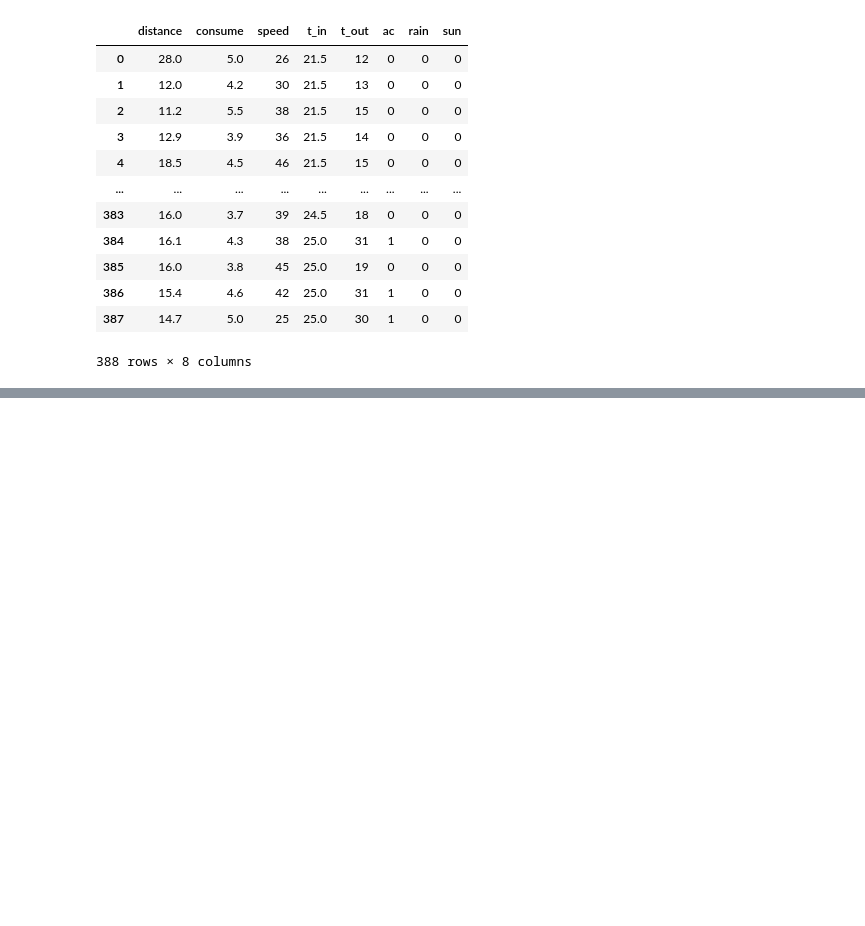
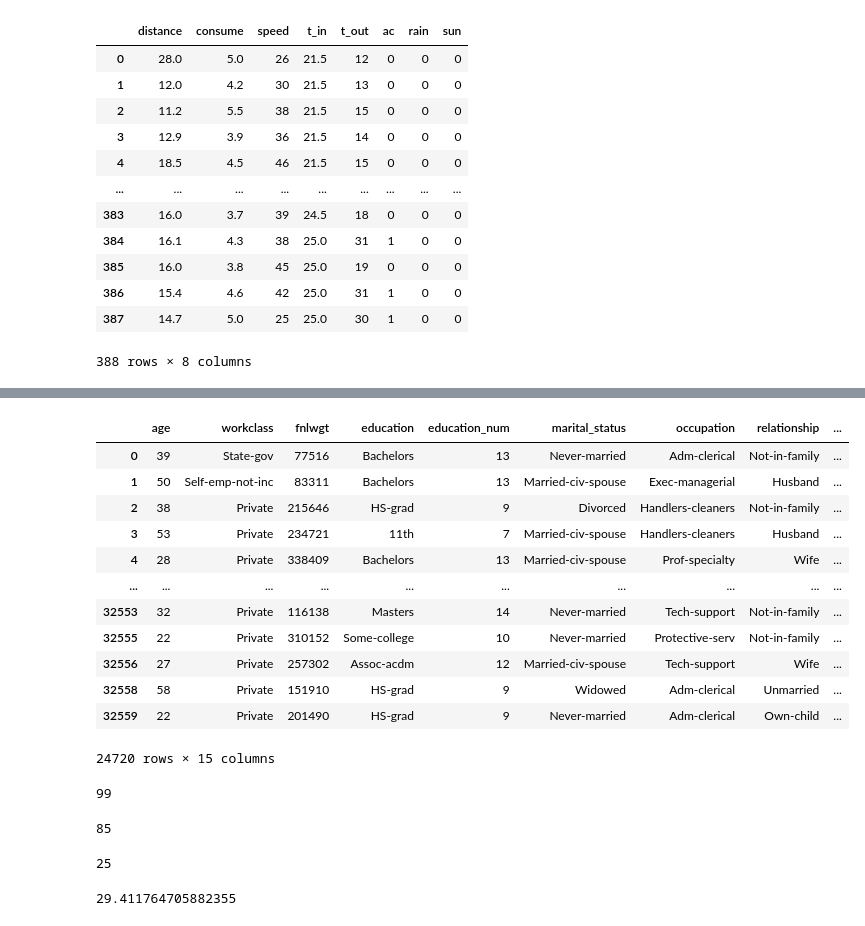
Before and after one commit to CristinaCallejo/reto_data, a Jupyter notebook: vis.ipynb, the cells around one changed output, grey strips where cells are left out. Cells and saved outputs as stored; diff of their text form; code cells hidden in the pictures; blank space fills up the shorter version.

Commit message:
added notebook calculations for data tech challange for careerweek: mainly challanges 3, 4 and 5

```diff
--- a/vis.ipynb
+++ b/vis.ipynb
@@ -65,0 +210,8 @@ print(result)
+# %%
+import numpy as np
+import pandas as pd
+dataset = Path.cwd().parent/'adult.data'
+col_names = ['age','workclass', 'fnlwgt', 'education', 'education_num', 'marital_status',
+           'occupation', 'relationship', 'race', 'sex', 'capital_gain', 'capital_loss',
+           'hours_per_week', 'native_country', 'wage_class']
+df= pd.read_csv(dataset, skipinitialspace=True, names = col_names, index_col=False)
@@ -65,0 +363,33 @@ print(result)
+# %%
+poor = df[(df['wage_class']=='<=50K')]
+poor
+# %% [output]
+|  | age | workclass | fnlwgt | education | education_num | marital_status | occupation | relationship | ... |
+| 0 | 39 | State-gov | 77516 | Bachelors | 13 | Never-married | Adm-clerical | Not-in-family | ... |
+| 1 | 50 | Self-emp-not-inc | 83311 | Bachelors | 13 | Married-civ-spouse | Exec-managerial | Husband | ... |
+| 2 | 38 | Private | 215646 | HS-grad | 9 | Divorced | Handlers-cleaners | Not-in-family | ... |
+| 3 | 53 | Private | 234721 | 11th | 7 | Married-civ-spouse | Handlers-cleaners | Husband | ... |
+| 4 | 28 | Private | 338409 | Bachelors | 13 | Married-civ-spouse | Prof-specialty | Wife | ... |
+| ... | ... | ... | ... | ... | ... | ... | ... | ... | ... |
+| 32553 | 32 | Private | 116138 | Masters | 14 | Never-married | Tech-support | Not-in-family | ... |
+| 32555 | 22 | Private | 310152 | Some-college | 10 | Never-married | Protective-serv | Not-in-family | ... |
+| 32556 | 27 | Private | 257302 | Assoc-acdm | 12 | Married-civ-spouse | Tech-support | Wife | ... |
+| 32558 | 58 | Private | 151910 | HS-grad | 9 | Widowed | Adm-clerical | Unmarried | ... |
+| 32559 | 22 | Private | 201490 | HS-grad | 9 | Never-married | Adm-clerical | Own-child | ... |
+24720 rows × 15 columns
+# %%
+df['hours_per_week'].max()
+# %% [output]
+99
+# %%
+len(df[(df['hours_per_week']==99)])
+# %% [output]
+85
+# %%
+len(df[(df['hours_per_week']==99) & (df['wage_class']=='>50K')])
+# %% [output]
+25
+# %%
+(25/85)*100
+# %% [output]
+29.411764705882355
```
Also changed, not shown: parts of 54 cells of this notebook.
